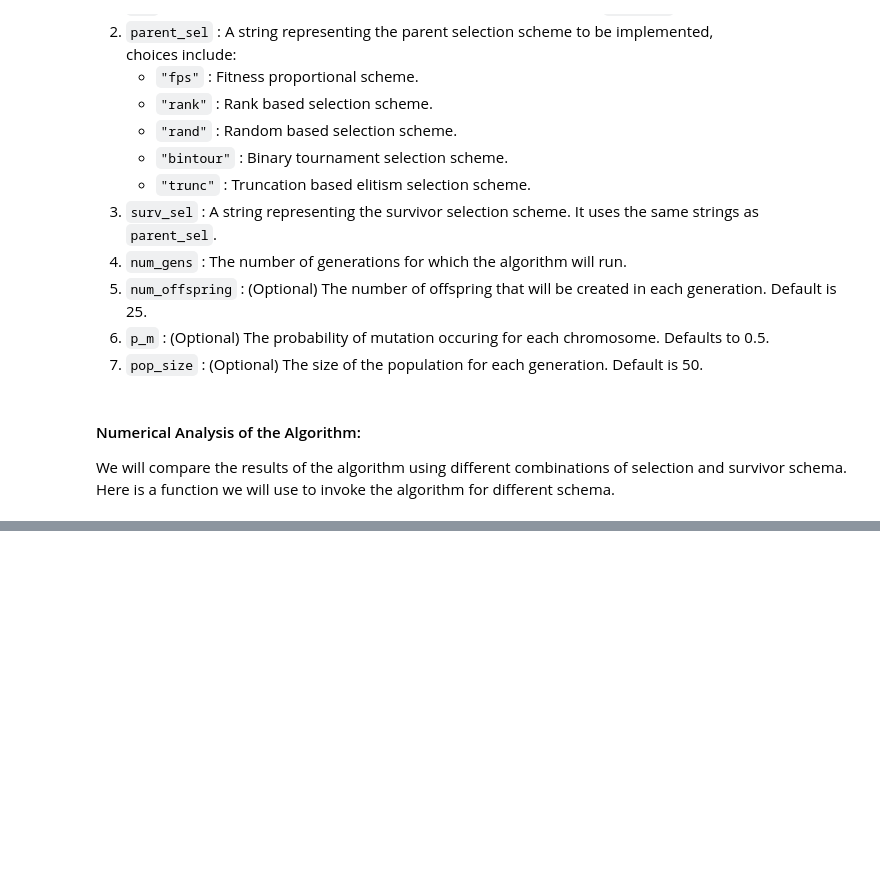
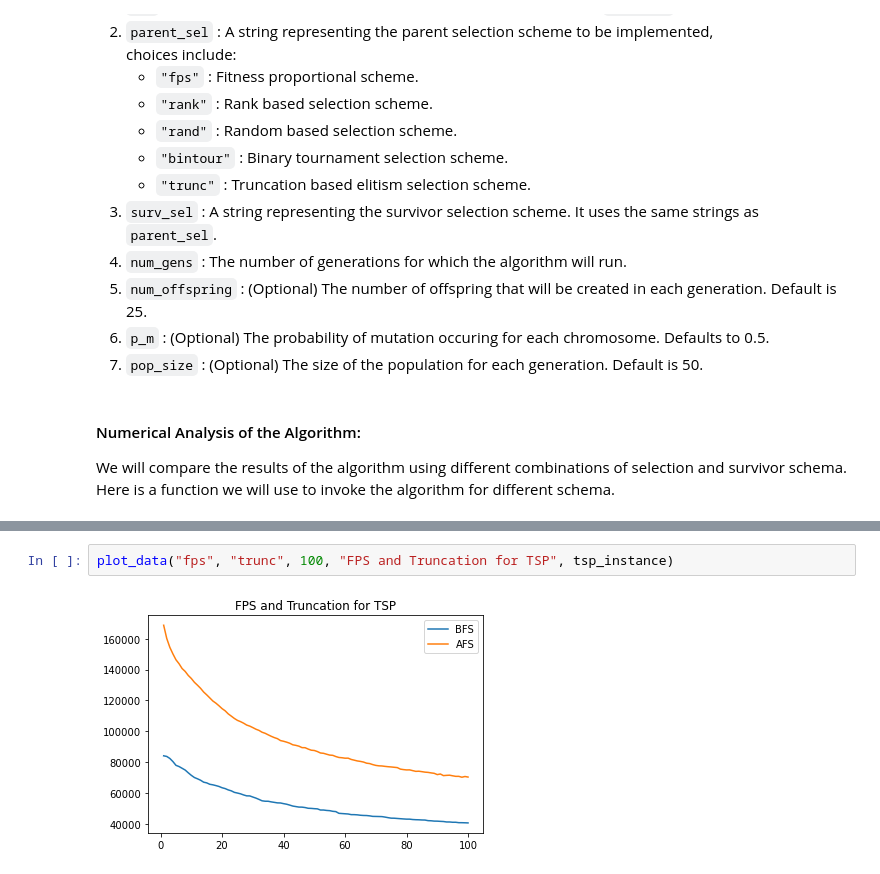
Before and after one commit to m-usaid/CS451-Assignment1, a Jupyter notebook: EA_analysis.ipynb, the cells around one changed output, grey strips where cells are left out. Cells and saved outputs as stored; diff of their text form; blank space fills up the shorter version.

```diff
--- a/EA_analysis.ipynb
+++ b/EA_analysis.ipynb
@@ -90,0 +112,4 @@ run_EAtsp(tsp_instance, "bintour", "trunc", 100)
+# %%
+plot_data("fps", "trunc", 100, "FPS and Truncation for TSP", tsp_instance)
+# %% [output]
+[figure, added]
```
Also changed, not shown: parts of 22 cells of this notebook, 1 other file.
